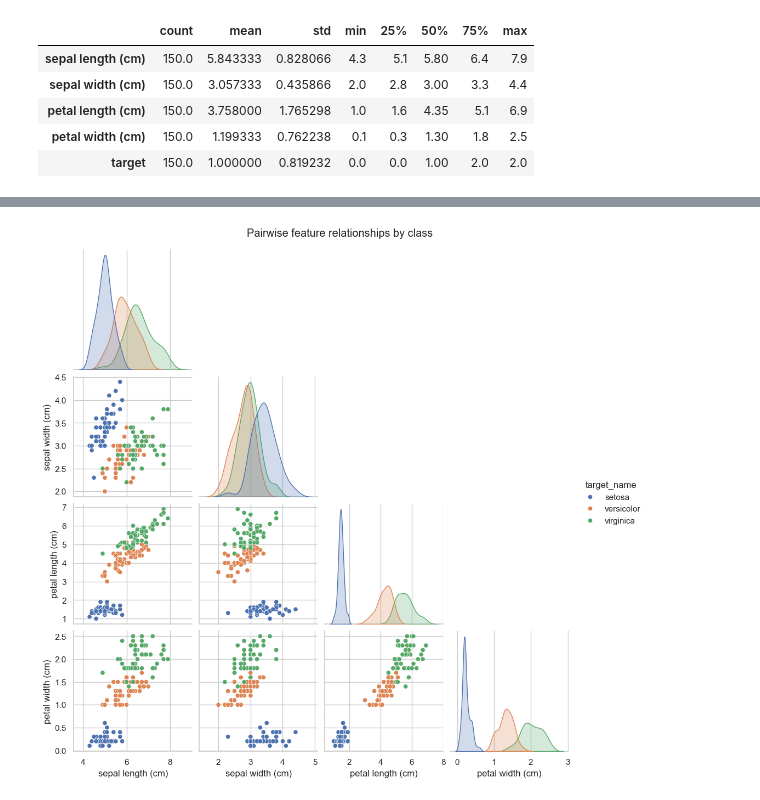
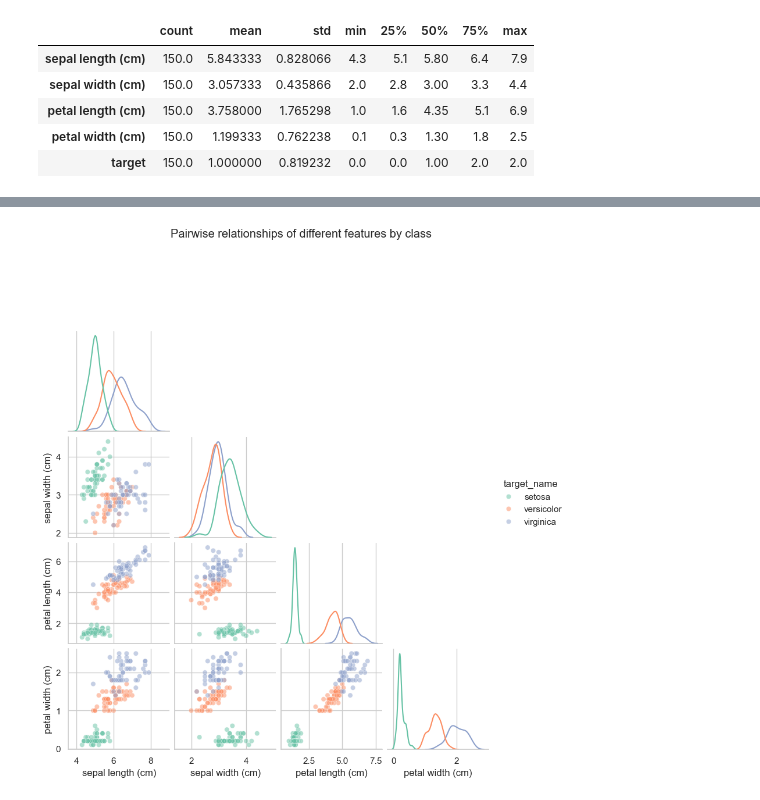
Before and after one commit to kumarsid-1/ML-AI-Sercrity-Project, a Jupyter notebook: notebooks/iris_eda.ipynb, the cells around one changed output, grey strips where cells are left out. Saved outputs shown, nothing was run; the diff lists cells and outputs as text; code cells hidden in the pictures.

```diff
--- a/notebooks/iris_eda.ipynb
+++ b/notebooks/iris_eda.ipynb
@@ -118,13 +122,20 @@ plt.show()
 # %%
+# Pairplot to examine inter-relation with different features
 sns.pairplot(
     df,
     vars=num_features,
     hue="target_name",
     diag_kind="kde",
+    plot_kws=dict(alpha=0.5),
+    diag_kws=dict(fill=False),
+    height=2,
+    aspect=1,
+    palette="Set2",
     corner=True,
 )
-plt.suptitle("Pairwise feature relationships by class", y=1.02)
+
+plt.suptitle("Pairwise relationships of different features by class", y=1.2)
 plt.show()
 # %% [output]
-[figure, old version]
+[figure, new version]
 # %%
```
Also changed, not shown: parts of 9 cells of this notebook, 21 other files.
